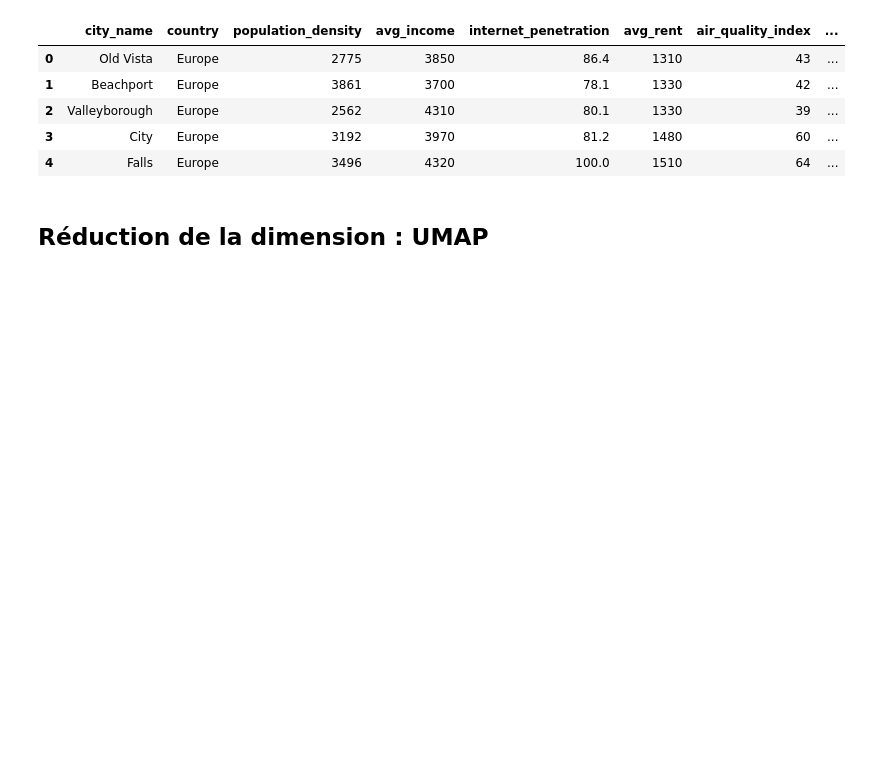
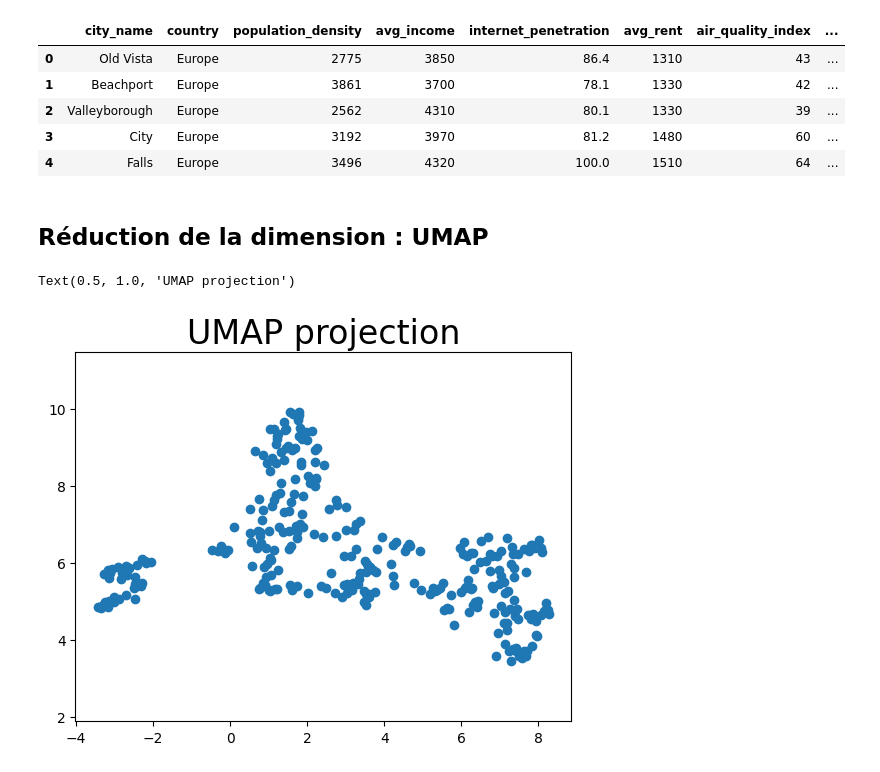
Before and after one commit to pgassai/projet_final, a Jupyter notebook: notebooks/umap.ipynb, the cells around one changed output. Drawn from its saved outputs; the diff is of its cells as text; code cells hidden in the pictures; blank space fills up the shorter version.

Commit message:
umap.ipynb : modélisation 2d

```diff
--- a/notebooks/umap.ipynb
+++ b/notebooks/umap.ipynb
@@ -14,8 +15,8 @@ from sklearn.model_selection import train_test_split
 # %% [markdown]
 ## Import des données
 # %%
-data = pd.read_csv('..\data\city_lifestyle_dataset.csv')
-data.head()
+city_lifestyle = pd.read_csv('..\data\city_lifestyle_dataset.csv')
+city_lifestyle.head()
 # %% [output]
 |  | city_name | country | population_density | avg_income | internet_penetration | avg_rent | air_quality_index | ... |
 | 0 | Old Vista | Europe | 2775 | 3850 | 86.4 | 1310 | 43 | ... |
@@ -25,3 +26,20 @@ data.head()
 | 4 | Falls | Europe | 3496 | 4320 | 100.0 | 1510 | 64 | ... |
 # %% [markdown]
 ## Réduction de la dimension : UMAP
+# %%
+umap_model = umap.UMAP()
+# umap_result = umap_model.fit_transform(data)
+# %%
+data = city_lifestyle[['population_density', 'avg_income', 'internet_penetration','avg_rent', 'air_quality_index', 'public_transport_score', 'happiness_score', 'green_space_ratio' ]]
+scaled_data = StandardScaler().fit_transform(data)
+# %%
+embedding = umap_model.fit_transform(scaled_data)
+# %%
+plt.scatter(
+    embedding[:, 0],
+    embedding[:, 1])
+plt.gca().set_aspect('equal', 'datalim')
+plt.title('UMAP projection', fontsize=24)
+# %% [output]
+Text(0.5, 1.0, 'UMAP projection')
+[figure, added]
```
Also changed, not shown: parts of 1 cell of this notebook.
